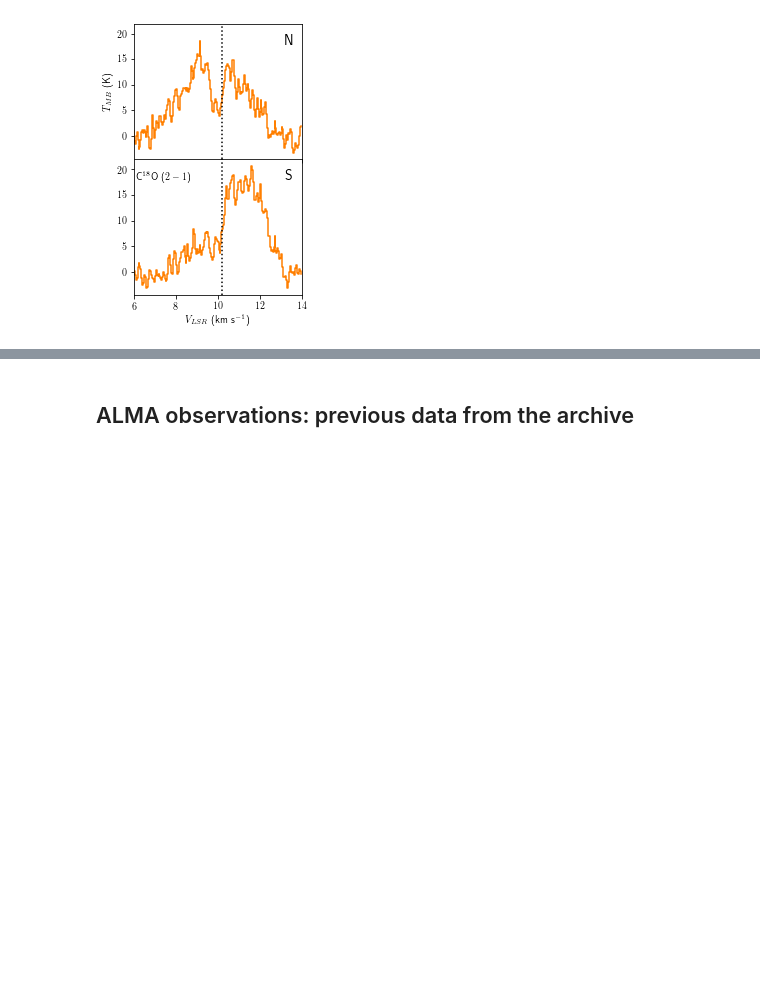
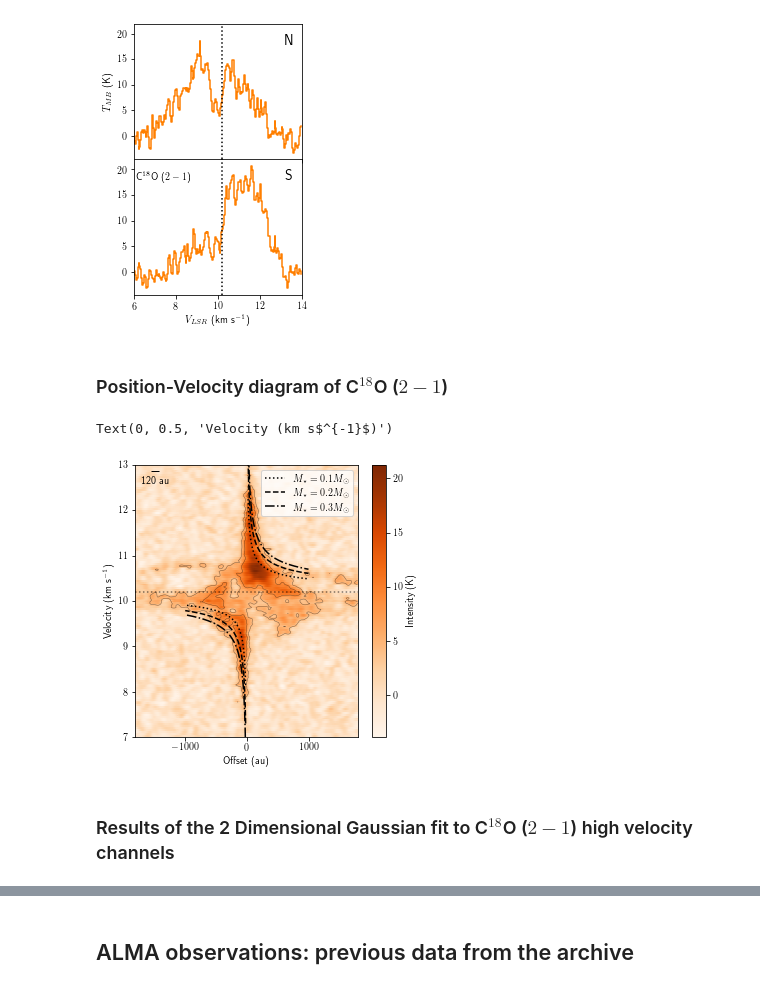
Before and after one commit to tere-valdivia/Barnard_5_infall, a Jupyter notebook: figures.ipynb, the cells around one changed output, grey strips where cells are left out. Saved outputs shown, nothing was run; the diff lists cells and outputs as text; code cells hidden in the pictures; blank space fills up the shorter version.

```diff
--- a/figures.ipynb
+++ b/figures.ipynb
@@ -892,6 +892,7 @@ if savefigure:
 ### Filenames
 # %%
 filediralma = 'B5_IRS1_ALMA/'
+# H2CO data cubes
 h2cocubefile = filediralma + 'cleaned_images/B5IRS1_H2COa_robust05_multi_3_cut_pbcor.fits'
 h2cocubefileK = filediralma + 'cleaned_images/B5IRS1_H2COa_robust05_multi_3_cut_pbcor_K.fits'
 h2comom0file = filediralma + 'cleaned_images/B5IRS1_H2COa_robust05_multi_3_cut_mom0.fits'
@@ -927,14 +928,20 @@ kde_red_sigma_file = filediralma + 'gaussfit_H2CO/analysis_central_chans_masked/
 sl_model_blue_init_result_file = filediralma + 'gaussfit_H2CO/analysis_central_chans_masked/components_blueshifted_envelope_sl_model_res.npy'
 sl_model_red_init_result_file = filediralma + 'gaussfit_H2CO/analysis_central_chans_masked/components_redshifted_envelope_sl_model_res.npy'
 
-
+# C18O datacubes
 c18ocubefile = filediralma + 'cleaned_images/B5IRS1_C18O_robust05_multi.fits'
 c18ocubefileK = filediralma + 'cleaned_images/B5IRS1_C18O_robust05_multi_K.fits'
 c18omom0file = filediralma + 'cleaned_images/B5IRS1_C18O_robust05_multi_mom0.fits'
 c18omom1file = filediralma + 'cleaned_images/B5IRS1_C18O_robust05_multi_mom1.fits'
-regions_alma_C18O_spectra = 'B5_IRS1_ALMA/region_plot_C18O.reg'
+c18opvdiagramfile = filediralma + 'cleaned_images/B5IRS1_C18O_robust05_multi_K_PV_157.1 degdeg_12arcsec_0.44width_cont_centered.fits'
+regions_alma_C18O_spectra = filediralma + 'region_plot_C18O.reg'
 rms_mom0_c18o = 0.007 # Jy/b km/s
 freq_C18O = 219.560354 * u.GHz
+# C18O gaussian fit results
+c18opositionbluefile = filediralma + 'positions_displacement_arcsec_blue.npy'
+c18opositionredfile = filediralma + 'positions_displacement_arcsec_red.npy'
+c18odistancebluefile = filediralma + 'distances_displacement_au_blue.npy'
+c18odistanceredfile = filediralma + 'distances_displacement_au_red.npy'
 # %% [markdown]
 ### Moment 0 Maps of H$_2$CO ($3_{0, 3} - 2_{0, 2}$)
 # %%
@@ -1456,13 +1463,13 @@ else:
 wcssky = WCS(cube_C18O.header).celestial
 # %%
 savefigure = True
-figname = figurefolder + 'B5IRS1_C18O_robust05_multi_chanmap_{0}_{1}.pdf'.format(velinit.value,deltav.value)
 
 ra_yso_pix, dec_yso_pix = wcssky.wcs_world2pix(ra_yso, dec_yso, 0)
 ra_yso_pix, dec_yso_pix = float(ra_yso_pix), float(dec_yso_pix)
 pbradius_c18o = (primary_beam_alma(freq_C18O)/2).to(u.deg).value / cube_C18O.header['CDELT2']
 velinit = 7.8 * u.km / u.s
 deltav = 0.3 * u.km / u.s
+figname = figurefolder + 'B5IRS1_C18O_robust05_multi_chanmap_{0}_{1}.pdf'.format(velinit.value,deltav.value)
 nrows = 4
 ncols = 4
 vmin = 0
@@ -1471,8 +1478,9 @@ xmin = 150
 xmax = 610
 ymin = 150
 ymax = 610
-bmaj, bmin = np.array([cube_C18O.header['BMAJ'], cube_C18O.header['BMIN']])/np.abs(cube_C18O.header['CDELT2'])
-bpa = cube_C18O.header['BPA']-90
+bmajc18o, bminc18o = np.array([cube_C18O.header['BMAJ'], cube_C18O.header['BMIN']])/np.abs(cube_C18O.header['CDELT2'])
+bpac18o = cube_C18O.header['BPA']-90
+
 scalebarsize = 500
 scalebarpix = int((scalebarsize / dist_B5.value) / 3600 / cube_C18O.header['CDELT2'])
 
@@ -1488,7 +1496,7 @@ for i, ax in enumerate(axlist):
     norm = simple_norm(planevel, 'asinh', min_cut = vmin, max_cut=vmax, asinh_a=0.3)
     im = ax.imshow(planevel, norm=norm)#vmin = vmin, vmax=vmax)
     ax.annotate(str(np.round(velocity_sample[i], 2))+r' km s$^{-1}$', (0.3, 0.85), xycoords='axes fraction', color='w', size=6)
-    beam = Ellipse((62, 59), bmaj, bmin, angle=bpa, ec = 'w', fc='w')
+    beam = Ellipse((62, 59), bmajc18o, bminc18o, angle=bpac18o, ec = 'w', fc='w')
     ax.add_patch(beam)
     # ax.set_xlim([xmin, xmax])
     # ax.set_ylim([ymin, ymax])
@@ -1584,3 +1592,56 @@ WARNING: AstropyDeprecationWarning: The dms_to_degrees function is deprecated an
 WARNING: SliceWarning: Slice (slice(None, None, None), None) cannot be used on this 1-dimensional array's WCS.  If this is intentional, you  should use this <class 'spectral_cube.lower_dimensional_str ...
 WARNING: SliceWarning: Slice (slice(None, None, None), None) cannot be used on this 1-dimensional array's WCS.  If this is intentional, you  should use this <class 'spectral_cube.lower_dimensional_str ...
 [figure]
+# %% [markdown]
+### Position-Velocity diagram of C$^{18}$O ($2-1$)
+# %%
+savefigure = True
+figname = figurefolder + 'B5IRS1_C18O_robust05_multi_K_PV_157.1deg_12arcsec_0.44width.pdf'
+
+velinitpv = 7 * u.km/u.s
+velendpv = 13 * u.km/u.s
+arcsectoau = 302 # pc
+pvdata = fits.getdata(c18opvdiagramfile)
+pvheader = fits.getheader(c18opvdiagramfile)
+# The position velocity file is designed for the middle of the offset array to be the position of the protostar
+delta0, delta_delta, delta_pix0, delta_npix = pvheader['CRVAL1'], pvheader['CDELT1'], pvheader['CRPIX1'], pvheader['NAXIS1']
+vel0, delta_vel, vel_pix0, vel_npix = pvheader['CRVAL2'], pvheader['CDELT2'], pvheader['CRPIX2'], pvheader['NAXIS2']
+
+delta_array = np.array([delta0 + delta_delta*(i-delta_pix0) for i in range(delta_npix)]) * u.deg
+vel_array = np.array([vel0 + delta_vel * (i - vel_pix0) for i in range(vel_npix)]) * u.m/u.s
+
+# transformation to general coordinates
+vel_array = vel_array.to(u.km/u.s)
+offset_array = (delta_array).to(u.arcsec)
+distance_array = offset_array.value * arcsectoau * u.au
+# we create the meshgrid to plot
+offset, vel = np.meshgrid(distance_array, vel_array)
+
+# we define the Keplerian lines we plot
+radius = np.linspace(20, 1000, 1000) * u.au
+radius_neg = -1 * radius
+masses = np.array([0.1, 0.2, 0.3]) * u.Msun
+inclination = 77 # degrees, inclination of the disk
+velocity_peri, velocity_neg_peri = v_kepler_array(masses, radius, inclination)
+
+fig = plt.figure(figsize=(5,5))
+ax = fig.add_subplot(111)
+pcolor = ax.pcolor(offset.value, vel.value, pvdata, shading='auto', cmap='Oranges')
+contours = ax.contour(offset.value, vel.value, pvdata, 0.9*np.array([5, 10]), colors='k', linewidths=0.5, alpha=0.5)
+fig.colorbar(pcolor, ax=ax, label=r'Intensity (K)')
+linestyles = [':','--', '-.']
+ax.axhline(10.2, color='k', ls=':', alpha=0.5)
+ax.set_ylim([velinitpv.value, velendpv.value])
+for i, m in enumerate(masses):
+    ax.plot(radius, velocity_peri[i], color='k', ls=linestyles[i], label=r'$M_{\star}='+str(m.value)+r'M_{\odot}$')
+    ax.plot(radius_neg, velocity_neg_peri[i], color='k', ls=linestyles[i])
+ax.legend()
+bar = AnchoredSizeBar(ax.transData, 120, '120 au', 2, pad=0.1, borderpad=0.5, sep=5,  frameon=False, color='k')#, size_vertical=0.08)
+ax.add_artist(bar)
+ax.set_xlabel('Offset (au)')
+ax.set_ylabel(r'Velocity (km s$^{-1}$)')
+# %% [output]
+Text(0, 0.5, 'Velocity (km s$^{-1}$)')
+[figure, added]
+# %% [markdown]
+### Results of the 2 Dimensional Gaussian fit to C$^{18}$O ($2-1$) high velocity channels
```
Also changed, not shown: parts of 8 cells of this notebook, 28 other files.
